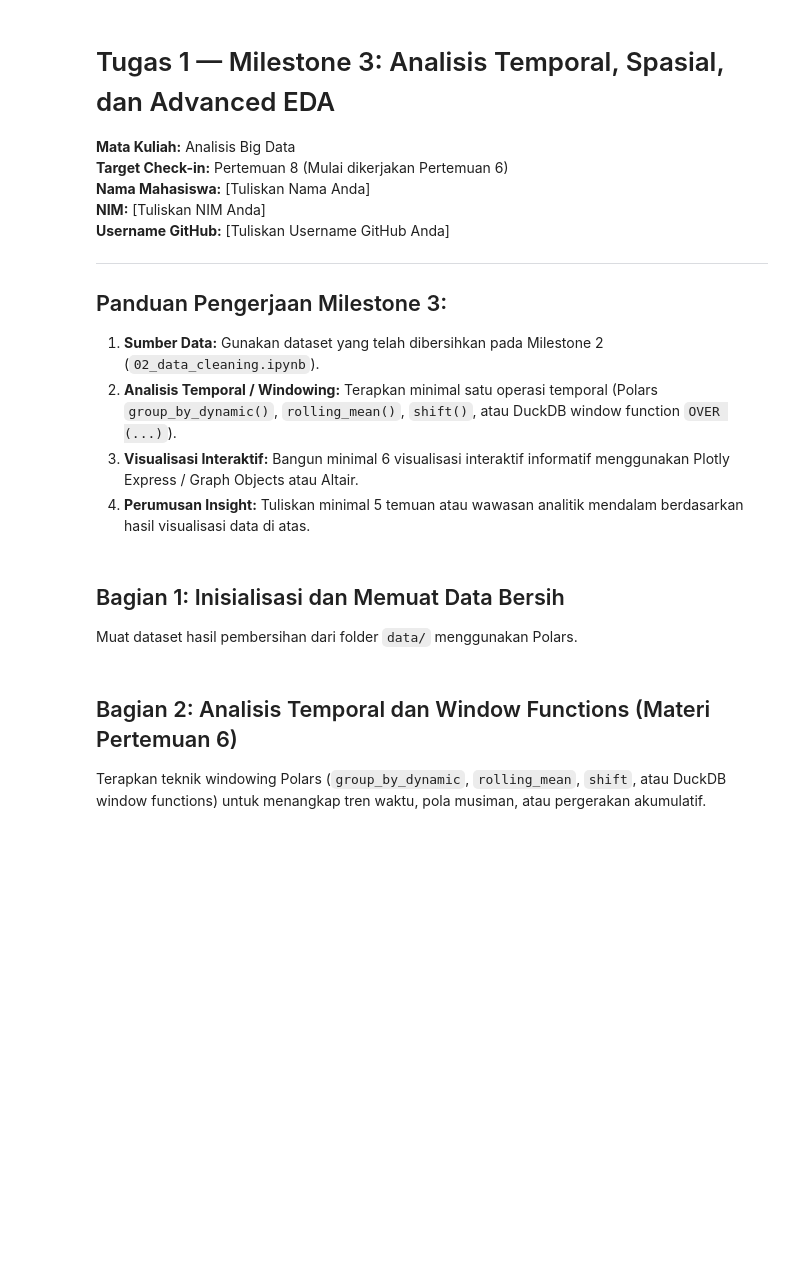
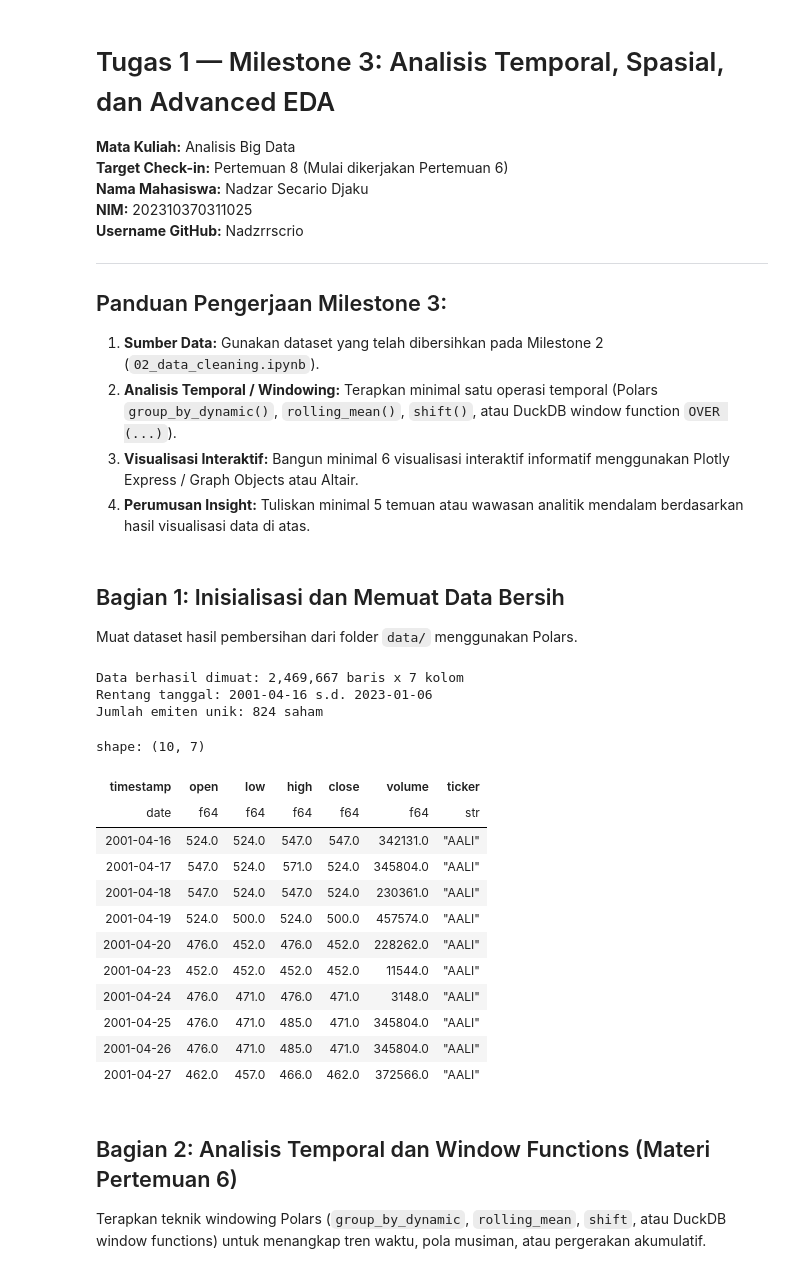
Before and after one commit to Nadzrrscrio/tugas1-abd-2026, a Jupyter notebook: notebooks/03_eda_and_insights.ipynb, the cells around one changed output. Cells and saved outputs as stored; diff of their text form; code cells hidden in the pictures; blank space fills up the shorter version.

```diff
--- a/notebooks/03_eda_and_insights.ipynb
+++ b/notebooks/03_eda_and_insights.ipynb
@@ -3,9 +3,9 @@
 
 **Mata Kuliah:** Analisis Big Data
 **Target Check-in:** Pertemuan 8 (Mulai dikerjakan Pertemuan 6)
-**Nama Mahasiswa:** [Tuliskan Nama Anda]
-**NIM:** [Tuliskan NIM Anda]
-**Username GitHub:** [Tuliskan Username GitHub Anda]
+**Nama Mahasiswa:** Nadzar Secario Djaku
+**NIM:** 202310370311025
+**Username GitHub:** Nadzrrscrio
 
 ---
 
@@ -19,15 +19,48 @@
 
 Muat dataset hasil pembersihan dari folder `data/` menggunakan Polars.
 # %%
+from pathlib import Path
 import duckdb
 import polars as pl
 import plotly.express as px
 import plotly.graph_objects as go
 
+PROJECT_ROOT = Path.cwd().resolve()
+if PROJECT_ROOT.name == "notebooks":
+    PROJECT_ROOT = PROJECT_ROOT.parent
+
+path_data = PROJECT_ROOT / "data" / "processed" / "dataset_bersih.parquet"
+
+df = pl.read_parquet(path_data)
+
+df = df.with_columns(pl.col("timestamp").str.to_date("%Y-%m-%d"))
+
+print(f"Data berhasil dimuat: {df.shape[0]:,} baris x {df.shape[1]} kolom")
+print(f"Rentang tanggal: {df['timestamp'].min()} s.d. {df['timestamp'].max()}")
+print(f"Jumlah emiten unik: {df['ticker'].n_unique():,} saham")
+df.head(10)
+
 # Ganti dengan path dataset bersih Anda (CSV atau Parquet)
 # path_data = "data/processed/dataset_bersih.parquet"
 # df = pl.read_parquet(path_data)
 # print(f"Data loaded: {df.shape[0]:,} baris x {df.shape[1]} kolom")
+# %% [output]
+Data berhasil dimuat: 2,469,667 baris x 7 kolom
+Rentang tanggal: 2001-04-16 s.d. 2023-01-06
+Jumlah emiten unik: 824 saham
+shape: (10, 7)
+| timestamp | open | low | high | close | volume | ticker |
+| date | f64 | f64 | f64 | f64 | f64 | str |
+| 2001-04-16 | 524.0 | 524.0 | 547.0 | 547.0 | 342131.0 | "AALI" |
+| 2001-04-17 | 547.0 | 524.0 | 571.0 | 524.0 | 345804.0 | "AALI" |
+| 2001-04-18 | 547.0 | 524.0 | 547.0 | 524.0 | 230361.0 | "AALI" |
+| 2001-04-19 | 524.0 | 500.0 | 524.0 | 500.0 | 457574.0 | "AALI" |
+| 2001-04-20 | 476.0 | 452.0 | 476.0 | 452.0 | 228262.0 | "AALI" |
+| 2001-04-23 | 452.0 | 452.0 | 452.0 | 452.0 | 11544.0 | "AALI" |
+| 2001-04-24 | 476.0 | 471.0 | 476.0 | 471.0 | 3148.0 | "AALI" |
+| 2001-04-25 | 476.0 | 471.0 | 485.0 | 471.0 | 345804.0 | "AALI" |
+| 2001-04-26 | 476.0 | 471.0 | 485.0 | 471.0 | 345804.0 | "AALI" |
+| 2001-04-27 | 462.0 | 457.0 | 466.0 | 462.0 | 372566.0 | "AALI" |
 # %% [markdown]
 ## Bagian 2: Analisis Temporal dan Window Functions (Materi Pertemuan 6)
 
```
Also changed, not shown: parts of 8 cells of this notebook, 1 other file.
